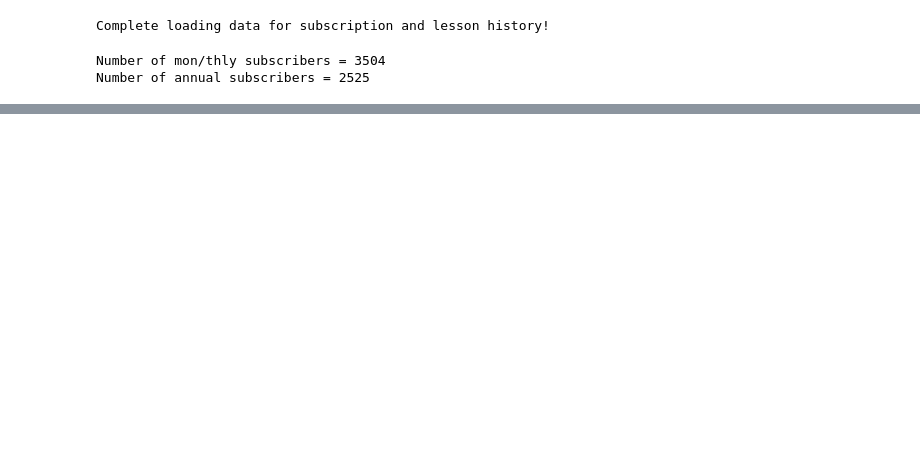
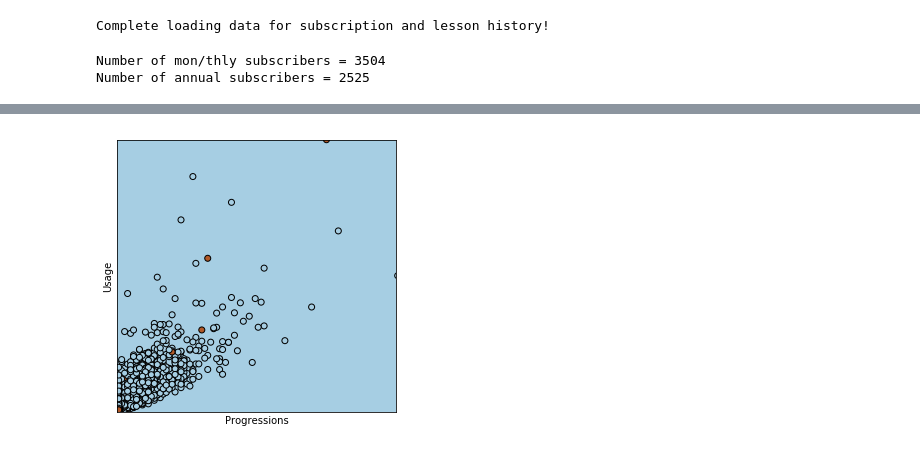
Before and after one commit to vicaws/Whizz, a Jupyter notebook: Code/Churn/Churn/NB_FeatureEngineering.ipynb, the cells around one changed output, grey strips where cells are left out. Saved outputs shown, nothing was run; the diff lists cells and outputs as text; code cells hidden in the pictures; blank space fills up the shorter version.

```diff
--- a/Code/Churn/Churn/NB_FeatureEngineering.ipynb
+++ b/Code/Churn/Churn/NB_FeatureEngineering.ipynb
@@ -61,0 +137,33 @@ array([ 1.,  2.,  3.,  4.,  5.,  6.,  7.,  9., 10., 11., 13.,  8., 12.,
+# %%
+logreg = linear_model.LogisticRegression(C=1)
+X = df_agg[['progress', 'usage']]
+y = df_agg['next_month_cancel']
+
+logreg.fit(X,y)
+
+# Plot the decision boundary. For that, we will assign a color to each
+# point in the mesh [x_min, x_max]x[y_min, y_max].
+x_min, x_max = X.iloc[:, 0].min() - .5, X.iloc[:, 0].max() + .5
+y_min, y_max = X.iloc[:, 1].min() - .5, X.iloc[:, 1].max() + .5
+
+xx, yy = np.meshgrid(np.arange(x_min, x_max, 1), np.arange(y_min, y_max, 100))
+Z = logreg.predict(np.c_[xx.ravel(), yy.ravel()])
+
+# Put the result into a color plot
+Z = Z.reshape(xx.shape)
+plt.figure(1, figsize=(5, 5))
+plt.pcolormesh(xx, yy, Z, cmap=plt.cm.Paired)
+
+# Plot also the training points
+plt.scatter(X.iloc[:, 0], X.iloc[:, 1], c=y, edgecolors='k', cmap=plt.cm.Paired)
+plt.xlabel('Progressions')
+plt.ylabel('Usage')
+
+plt.xlim(xx.min(), xx.max())
+plt.ylim(yy.min(), yy.max())
+plt.xticks(())
+plt.yticks(())
+
+plt.show()
+# %% [output]
+[figure, added]
```
Also changed, not shown: parts of 14 cells of this notebook, 1 other file.
